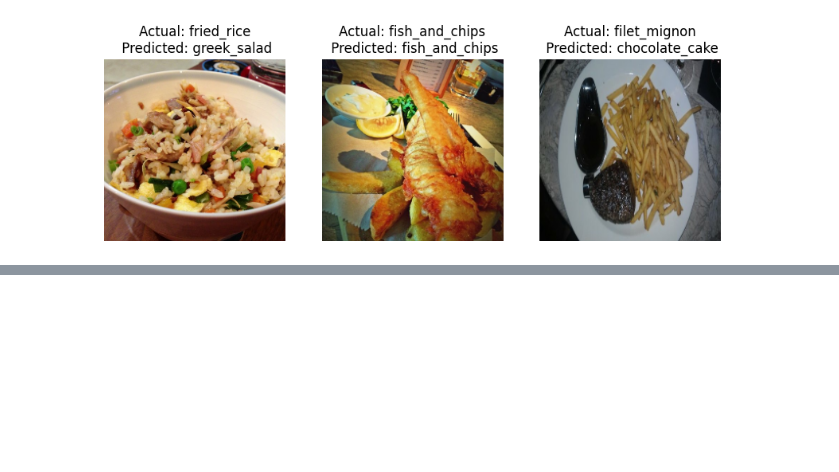
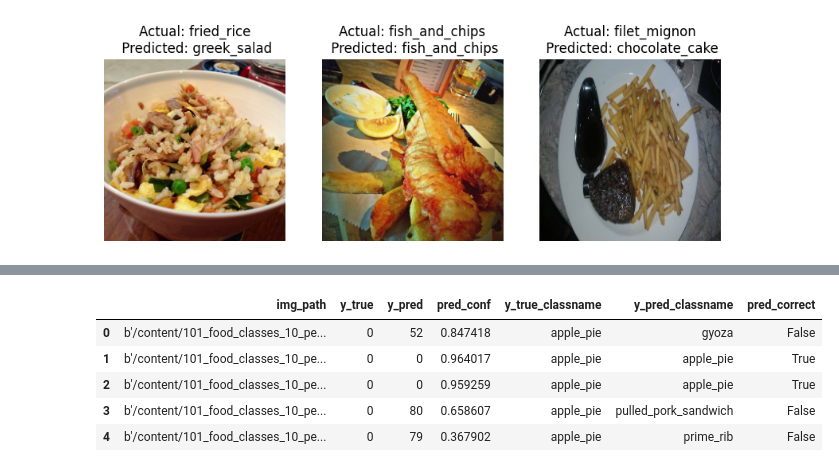
Before and after one commit to LivingstonTardzenyuy/Deep-Learning-with-TensorFlow, a Jupyter notebook: 06_transfer_learning_in_tensorflow_part_3_scaling_up.ipynb, the cells around one changed output, grey strips where cells are left out. Cells and saved outputs as stored; diff of their text form; code cells hidden in the pictures; blank space fills up the shorter version.

```diff
--- a/06_transfer_learning_in_tensorflow_part_3_scaling_up.ipynb
+++ b/06_transfer_learning_in_tensorflow_part_3_scaling_up.ipynb
@@ -757,0 +815,12 @@ for i in range(3):
+# %%
+# 3. Find out in our DataFrame which predictions are wrong.
+
+pred_df["pred_correct"] = pred_df['y_true'] == pred_df['y_pred']
+pred_df.head()
+# %% [output]
+|  | img_path | y_true | y_pred | pred_conf | y_true_classname | y_pred_classname | pred_correct |
+| 0 | b'/content/101_food_classes_10_pe... | 0 | 52 | 0.847418 | apple_pie | gyoza | False |
+| 1 | b'/content/101_food_classes_10_pe... | 0 | 0 | 0.964017 | apple_pie | apple_pie | True |
+| 2 | b'/content/101_food_classes_10_pe... | 0 | 0 | 0.959259 | apple_pie | apple_pie | True |
+| 3 | b'/content/101_food_classes_10_pe... | 0 | 80 | 0.658607 | apple_pie | pulled_pork_sandwich | False |
+| 4 | b'/content/101_food_classes_10_pe... | 0 | 79 | 0.367902 | apple_pie | prime_rib | False |
```
Also changed, not shown: parts of 8 cells of this notebook.
